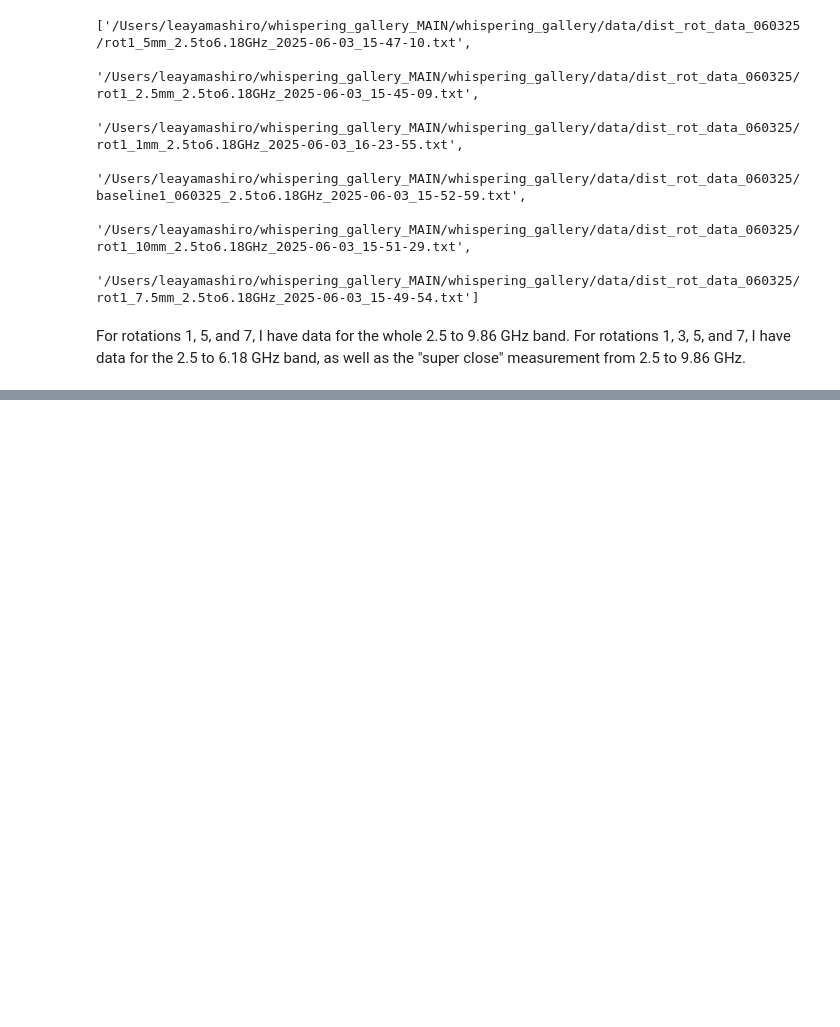
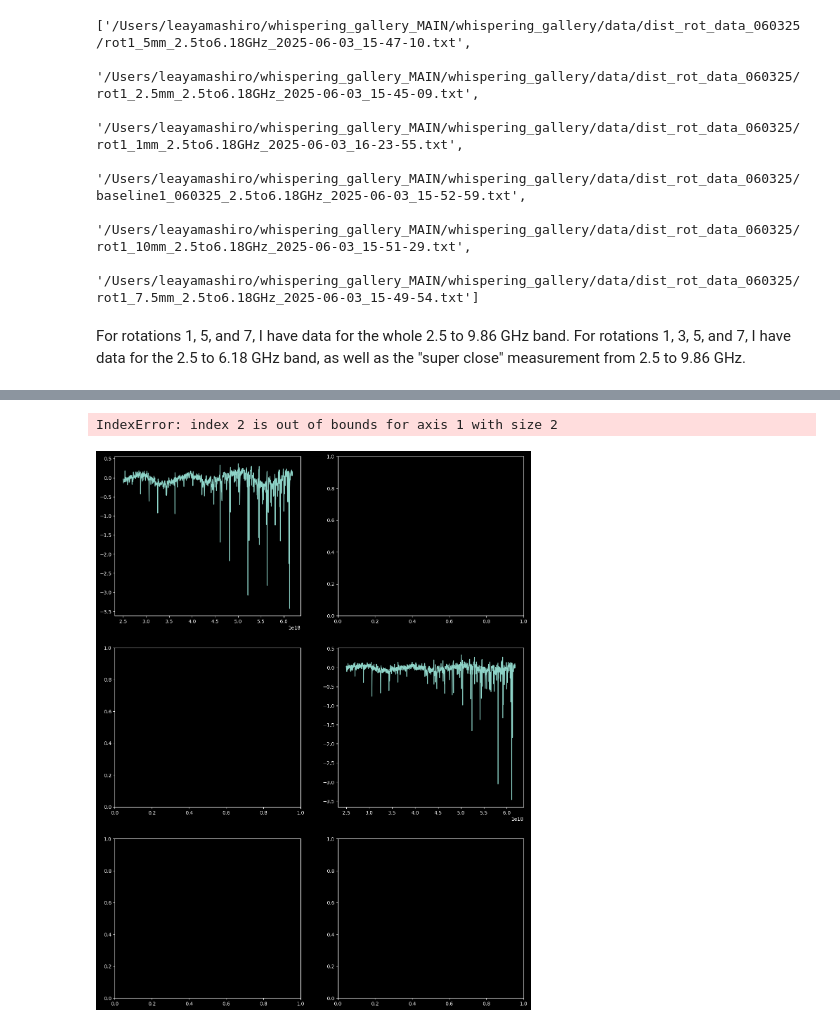
Before and after one commit to leay01/whispering_gallery_MAIN, a Jupyter notebook: WGM_clean/analysis_060325/rotations_distance.ipynb, the cells around one changed output, grey strips where cells are left out. Cells and saved outputs as stored; diff of their text form; code cells hidden in the pictures; blank space fills up the shorter version.

```diff
--- a/WGM_clean/analysis_060325/rotations_distance.ipynb
+++ b/WGM_clean/analysis_060325/rotations_distance.ipynb
@@ -70,0 +241,7 @@ For rotations 1, 3, 5, and 7, I have data for the 2.5 to 6.18 GHz band, as well
+# %%
+fig, ax = plt.subplots((len(testing_dict1) -2), 2, figsize = (15, 20))
+for i in range(len(testing_dict1)):
+    ax[i, i].plot(testing_dict1[i]['freqs'], testing_dict1[i]['subtracted'])
+# %% [output]
+IndexError: index 2 is out of bounds for axis 1 with size 2
+[figure, added]
```
Also changed, not shown: parts of 18 cells of this notebook, 6 other files.
